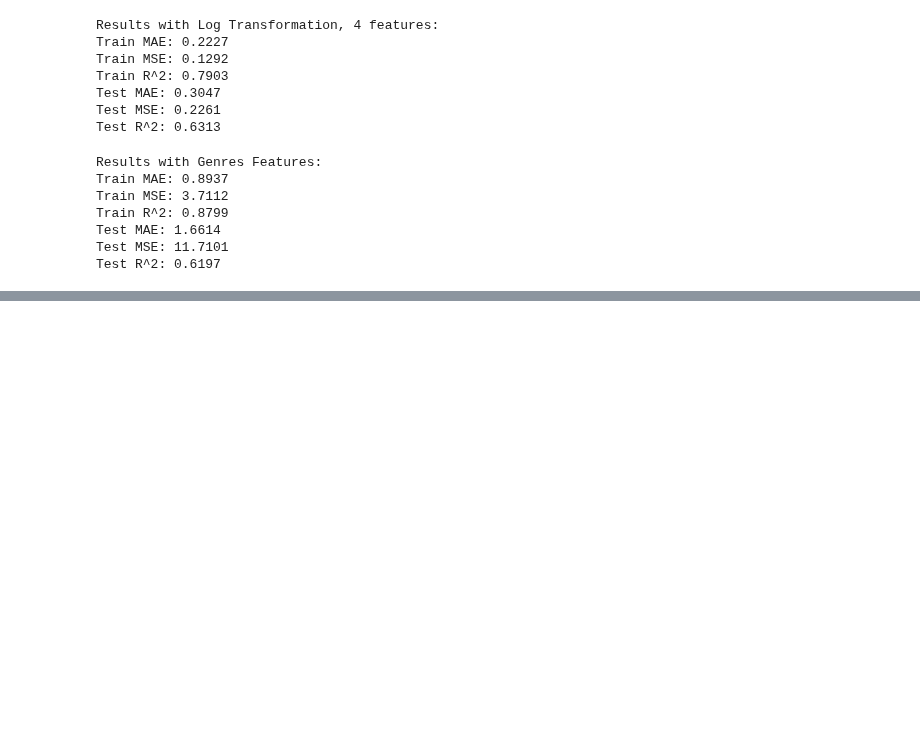
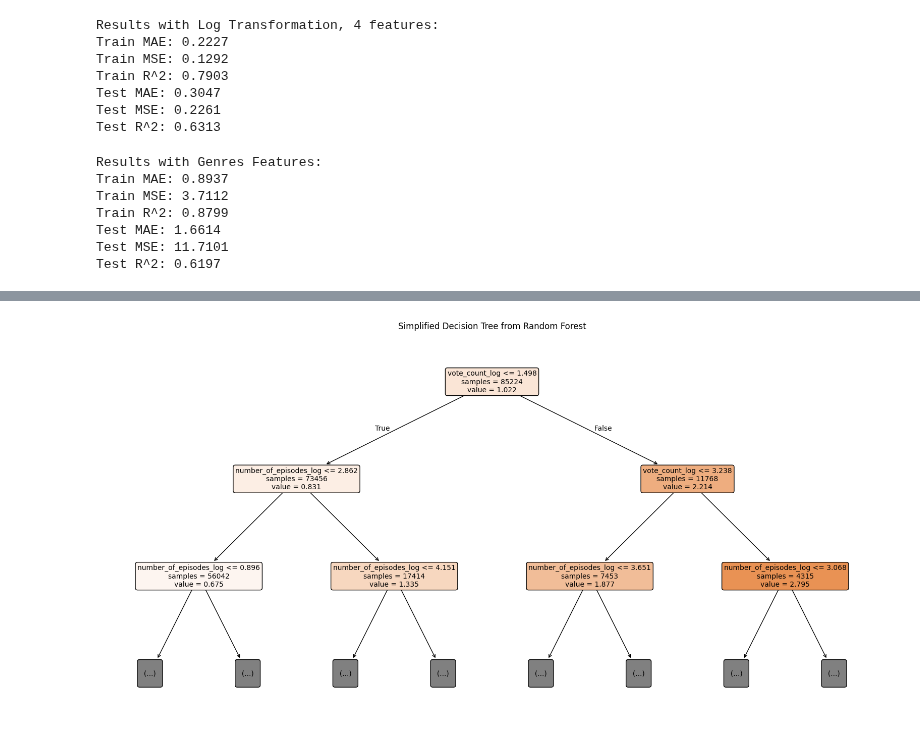
Before and after one commit to DirecTV-Team1A-NextGen-Rec/directv_tvrec, a Jupyter notebook: DirecTV_RandomForest.ipynb, the cells around one changed output, grey strips where cells are left out. Drawn from its saved outputs; the diff is of its cells as text; code cells hidden in the pictures; blank space fills up the shorter version.

```diff
--- a/DirecTV_RandomForest.ipynb
+++ b/DirecTV_RandomForest.ipynb
@@ -473,0 +662,21 @@ Test R^2: 0.6800
+# %%
+from sklearn.tree import plot_tree
+import matplotlib.pyplot as plt
+
+max_depth = 2
+single_tree = rf.estimators_[10]
+
+# Plot the tree with simplified node labels
+plt.figure(figsize=(20, 10))
+plot_tree(single_tree,
+          feature_names=X.columns,
+          filled=True,
+          rounded=True,
+          fontsize=10,
+          max_depth=max_depth,
+          impurity=False,          # Hide impurity (squared error for regression trees)
+          proportion=False)         # Hide samples proportion
+plt.title("Simplified Decision Tree from Random Forest")
+plt.show()
+# %% [output]
+[figure, added]
```
Also changed, not shown: parts of 7 cells of this notebook.
